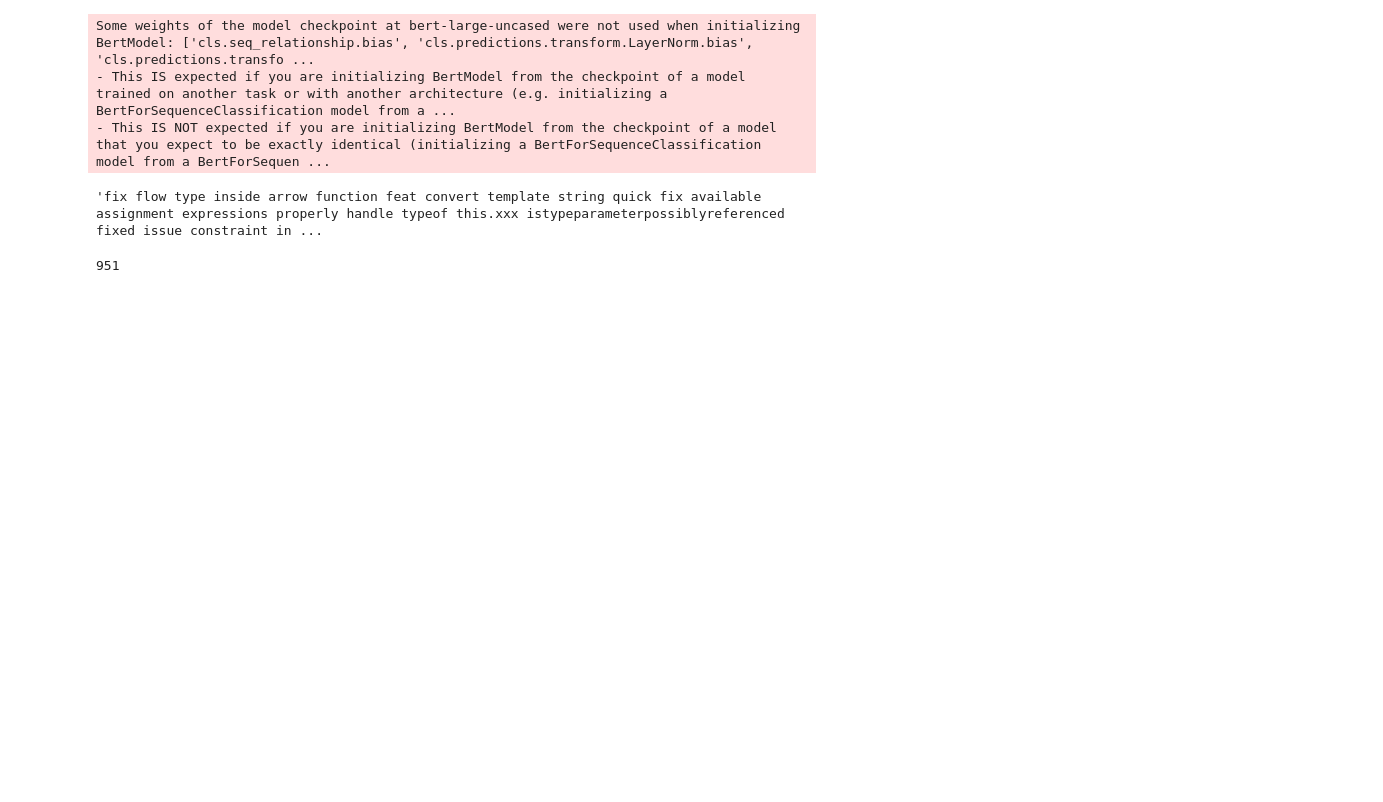
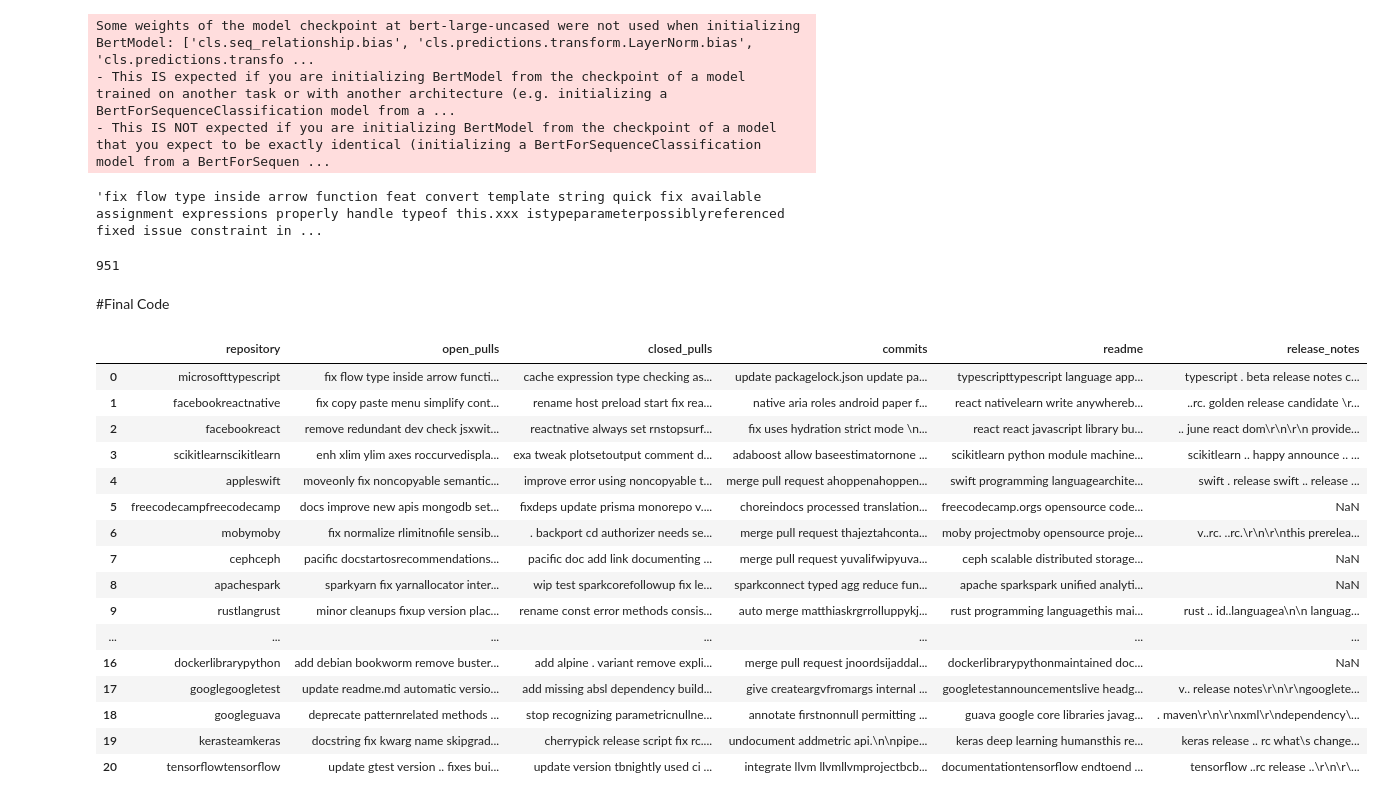
Before and after one commit to maitreya-v/Synapse_ResearchPaper, a Jupyter notebook: Research_Paper_Langchain.ipynb, the cells around one changed output. Cells and saved outputs as stored; diff of their text form; code cells hidden in the pictures; blank space fills up the shorter version.

```diff
--- a/Research_Paper_Langchain.ipynb
+++ b/Research_Paper_Langchain.ipynb
@@ -196,0 +194,25 @@ def final_research():
+# %% [markdown]
+#Final Code
+# %%
+df.drop(13, axis=0, inplace=True)
+# %%
+df = df.reset_index(drop=True)
+df
+# %% [output]
+|  | repository | open_pulls | closed_pulls | commits | readme | release_notes |
+| 0 | microsofttypescript | fix flow type inside arrow functi... | cache expression type checking as... | update packagelock.json update pa... | typescripttypescript language app... | typescript . beta release notes c... |
+| 1 | facebookreactnative | fix copy paste menu simplify cont... | rename host preload start fix rea... | native aria roles android paper f... | react nativelearn write anywhereb... | ..rc. golden release candidate \r... |
+| 2 | facebookreact | remove redundant dev check jsxwit... | reactnative always set rnstopsurf... | fix uses hydration strict mode \n... | react react javascript library bu... | .. june react dom\r\n\r\n provide... |
+| 3 | scikitlearnscikitlearn | enh xlim ylim axes roccurvedispla... | exa tweak plotsetoutput comment d... | adaboost allow baseestimatornone ... | scikitlearn python module machine... | scikitlearn .. happy announce .. ... |
+| 4 | appleswift | moveonly fix noncopyable semantic... | improve error using noncopyable t... | merge pull request ahoppenahoppen... | swift programming languagearchite... | swift . release swift .. release ... |
+| 5 | freecodecampfreecodecamp | docs improve new apis mongodb set... | fixdeps update prisma monorepo v.... | choreindocs processed translation... | freecodecamp.orgs opensource code... | NaN |
+| 6 | mobymoby | fix normalize rlimitnofile sensib... | . backport cd authorizer needs se... | merge pull request thajeztahconta... | moby projectmoby opensource proje... | v..rc. ..rc.\r\n\r\nthis prerelea... |
+| 7 | cephceph | pacific docstartosrecommendations... | pacific doc add link documenting ... | merge pull request yuvalifwipyuva... | ceph scalable distributed storage... | NaN |
+| 8 | apachespark | sparkyarn fix yarnallocator inter... | wip test sparkcorefollowup fix le... | sparkconnect typed agg reduce fun... | apache sparkspark unified analyti... | NaN |
+| 9 | rustlangrust | minor cleanups fixup version plac... | rename const error methods consis... | auto merge matthiaskrgrrolluppykj... | rust programming languagethis mai... | rust .. id..languagea\n\n languag... |
+| ... | ... | ... | ... | ... | ... | ... |
+| 16 | dockerlibrarypython | add debian bookworm remove buster... | add alpine . variant remove expli... | merge pull request jnoordsijaddal... | dockerlibrarypythonmaintained doc... | NaN |
+| 17 | googlegoogletest | update readme.md automatic versio... | add missing absl dependency build... | give createargvfromargs internal ... | googletestannouncementslive headg... | v.. release notes\r\n\r\ngooglete... |
+| 18 | googleguava | deprecate patternrelated methods ... | stop recognizing parametricnullne... | annotate firstnonnull permitting ... | guava google core libraries javag... | . maven\r\n\r\nxml\r\ndependency\... |
+| 19 | kerasteamkeras | docstring fix kwarg name skipgrad... | cherrypick release script fix rc.... | undocument addmetric api.\n\npipe... | keras deep learning humansthis re... | keras release .. rc what\s change... |
+| 20 | tensorflowtensorflow | update gtest version .. fixes bui... | update version tbnightly used ci ... | integrate llvm llvmllvmprojectbcb... | documentationtensorflow endtoend ... | tensorflow ..rc release ..\r\n\r\... |
```
Also changed, not shown: parts of 21 cells of this notebook.
